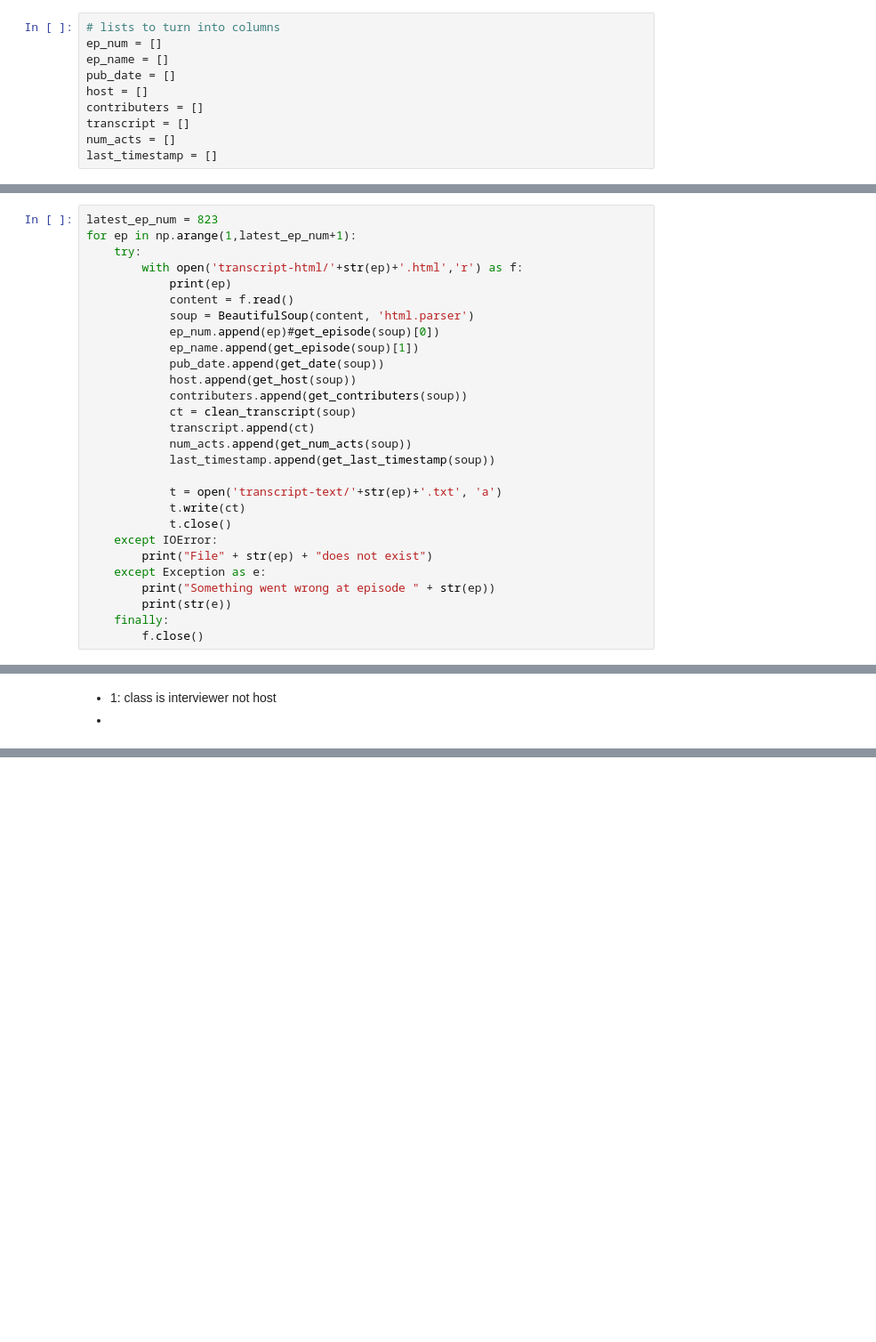
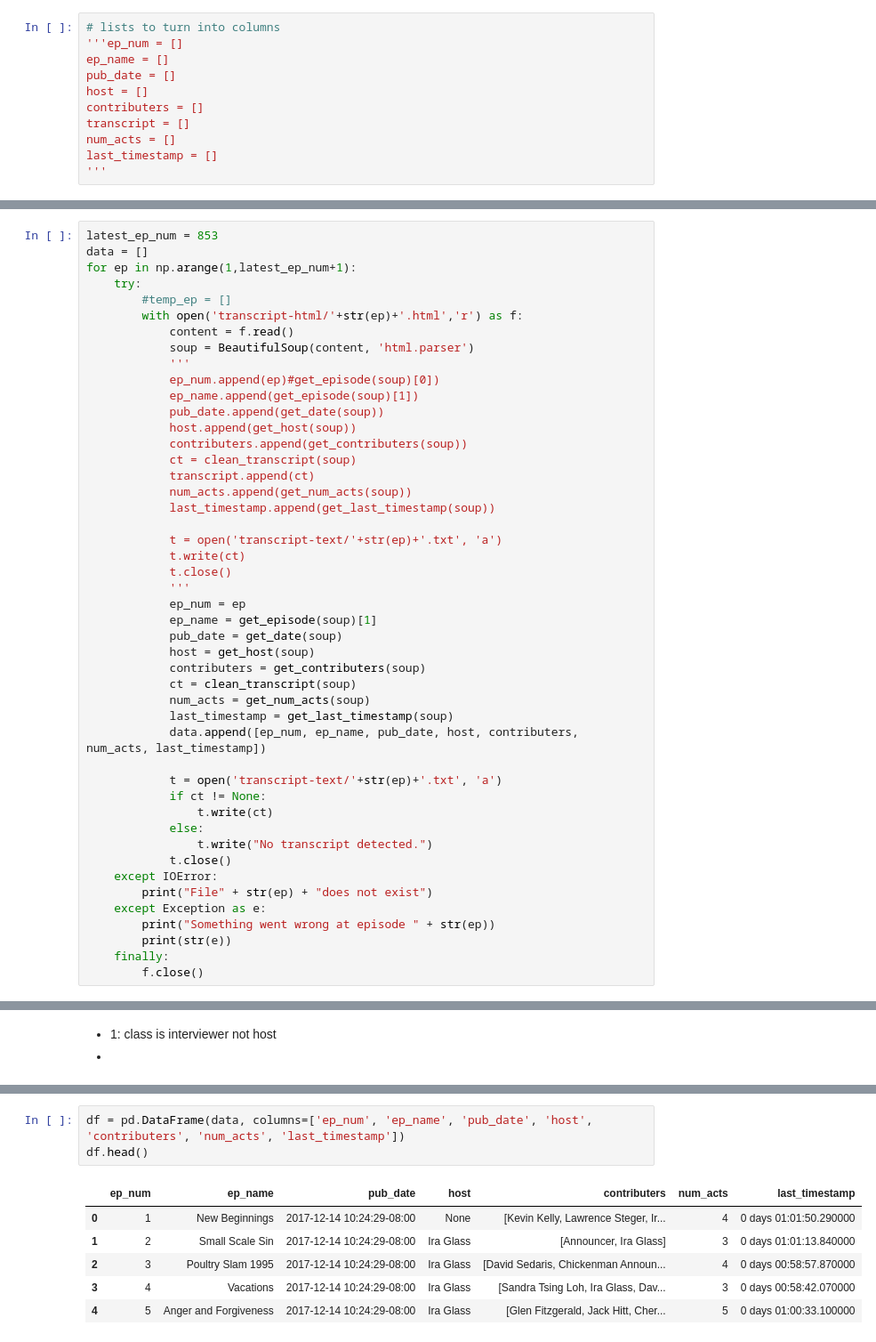
Before and after one commit to areeyat/this-american-data, a Jupyter notebook: tal-eda.ipynb, the cells around one changed output, grey strips where cells are left out. Shown at 89% size. Cells and saved outputs as stored; diff of their text form; blank space fills up the shorter version.

Commit message:
loaded data into dataframe

```diff
--- a/tal-eda.ipynb
+++ b/tal-eda.ipynb
@@ -211,7 +229,7 @@ def get_last_timestamp(zup):
 # Loading data into dataframe
 # %%
 # lists to turn into columns
-ep_num = []
+'''ep_num = []
 ep_name = []
 pub_date = []
 host = []
@@ -219,3 +237,4 @@ contributers = []
 transcript = []
 num_acts = []
 last_timestamp = []
+'''
@@ -222,11 +243,13 @@ last_timestamp = []
 # %%
-latest_ep_num = 823
+latest_ep_num = 853
+data = []
 for ep in np.arange(1,latest_ep_num+1):
     try:
+        #temp_ep = []
         with open('transcript-html/'+str(ep)+'.html','r') as f:
-            print(ep)
             content = f.read()
             soup = BeautifulSoup(content, 'html.parser')
+            '''
             ep_num.append(ep)#get_episode(soup)[0])
             ep_name.append(get_episode(soup)[1])
             pub_date.append(get_date(soup))
@@ -240,6 +263,23 @@ for ep in np.arange(1,latest_ep_num+1):
             t = open('transcript-text/'+str(ep)+'.txt', 'a')
             t.write(ct)
             t.close()
+            '''
+            ep_num = ep
+            ep_name = get_episode(soup)[1]
+            pub_date = get_date(soup)
+            host = get_host(soup)
+            contributers = get_contributers(soup)
+            ct = clean_transcript(soup)
+            num_acts = get_num_acts(soup)
+            last_timestamp = get_last_timestamp(soup)
+            data.append([ep_num, ep_name, pub_date, host, contributers, num_acts, last_timestamp])
+
+            t = open('transcript-text/'+str(ep)+'.txt', 'a')
+            if ct != None:
+                t.write(ct)
+            else:
+                t.write("No transcript detected.")
+            t.close()
     except IOError:
         print("File" + str(ep) + "does not exist")
     except Exception as e:
@@ -271,2 +321,12 @@ Could not get host.
+# %%
+df = pd.DataFrame(data, columns=['ep_num', 'ep_name', 'pub_date', 'host', 'contributers', 'num_acts', 'last_timestamp'])
+df.head()
+# %% [output]
+|  | ep_num | ep_name | pub_date | host | contributers | num_acts | last_timestamp |
+| 0 | 1 | New Beginnings | 2017-12-14 10:24:29-08:00 | None | [Kevin Kelly, Lawrence Steger, Ir... | 4 | 0 days 01:01:50.290000 |
+| 1 | 2 | Small Scale Sin | 2017-12-14 10:24:29-08:00 | Ira Glass | [Announcer, Ira Glass] | 3 | 0 days 01:01:13.840000 |
+| 2 | 3 | Poultry Slam 1995 | 2017-12-14 10:24:29-08:00 | Ira Glass | [David Sedaris, Chickenman Announ... | 4 | 0 days 00:58:57.870000 |
+| 3 | 4 | Vacations | 2017-12-14 10:24:29-08:00 | Ira Glass | [Sandra Tsing Loh, Ira Glass, Dav... | 3 | 0 days 00:58:42.070000 |
+| 4 | 5 | Anger and Forgiveness | 2017-12-14 10:24:29-08:00 | Ira Glass | [Glen Fitzgerald, Jack Hitt, Cher... | 5 | 0 days 01:00:33.100000 |
 # %%
 #testing cell
```
Also changed, not shown: parts of 17 cells of this notebook.
